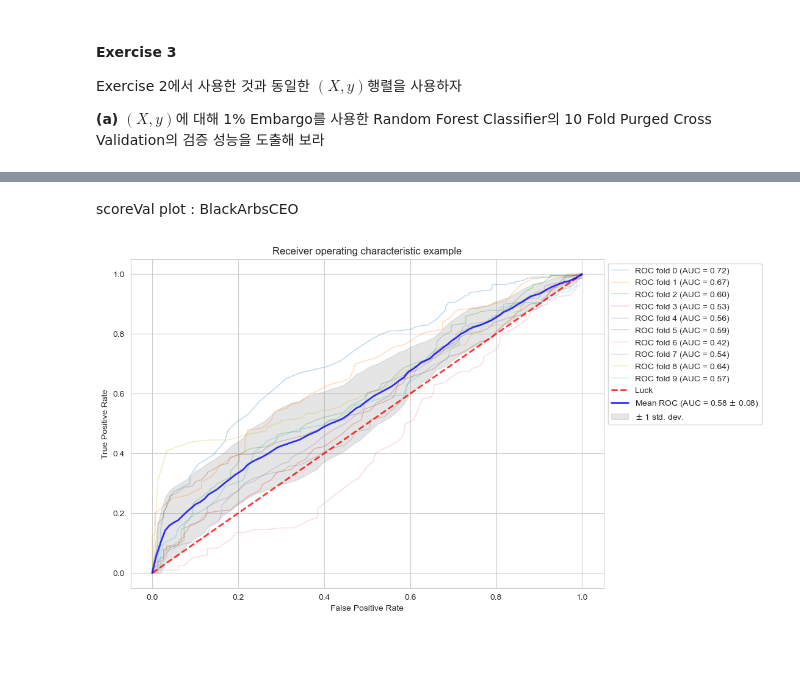
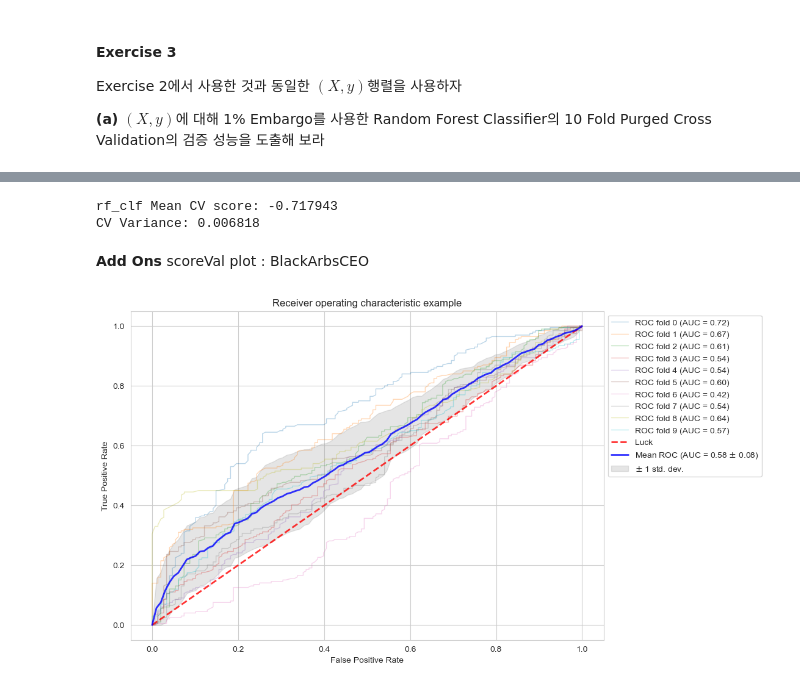
Before and after one commit to Tommylee1013/Advances-in-Financial-Machine-Learning, a Jupyter notebook: Chapter 7.ipynb, the cells around one changed output, grey strips where cells are left out. Cells and saved outputs as stored; diff of their text form; code cells hidden in the pictures; blank space fills up the shorter version.

```diff
--- a/Chapter 7.ipynb
+++ b/Chapter 7.ipynb
@@ -311,3 +101,0 @@ Name: dailyVol, Length: 151, dtype: float64
-# %%
-t1 = fml.addVerticalBarrier(tEvents, feature_Mat.dollar, numDays = 5)
-t1
@@ -331,11 +106,24 @@ from sklearn.tree import DecisionTreeClassifier
 from sklearn.ensemble import RandomForestClassifier, RandomForestRegressor, BaggingClassifier
 from sklearn import metrics
 from scipy import interp
-# %% [markdown]
-scoreVal plot : BlackArbsCEO
+# %%
+rf = RandomForestClassifier(n_estimators = 1000, criterion = "entropy", bootstrap = True,
+                                n_jobs=1, random_state=42, class_weight = 'balanced_subsample', oob_score=False)
+
+cv_gen0 = KFold(n_splits = 10, shuffle = False)
+
+score = fml.cvScore(rf, X, y, sample_weight = cweight, scoring = 'neg_log_loss', cv = None, cvGen = cv_gen0, pctEmbargo = 0.1)
+print('rf_clf Mean CV score: {0:.6f}\nCV Variance: {1:.6f}'.format(score.mean(), score.var()))
+# %% [output]
+rf_clf Mean CV score: -0.717943
+CV Variance: 0.006818
+# %% [markdown]
+**Add Ons**
+scoreVal plot : BlackArbsCEO
 # %%
 skf = StratifiedKFold(n_splits=10, shuffle = False)
-classifier = RandomForestClassifier(n_estimators = 100, criterion='entropy', class_weight='balanced_subsample', random_state = 42)
+classifier = RandomForestClassifier(n_estimators = 1000, criterion='entropy', bootstrap = True,
+                                    class_weight='balanced_subsample', random_state = 42, oob_score=False)
 fml.crossValPlot(skf, classifier, X,y)
 # %% [output]
-[figure, old version]
+[figure, new version]
```
Also changed, not shown: parts of 22 cells of this notebook.
